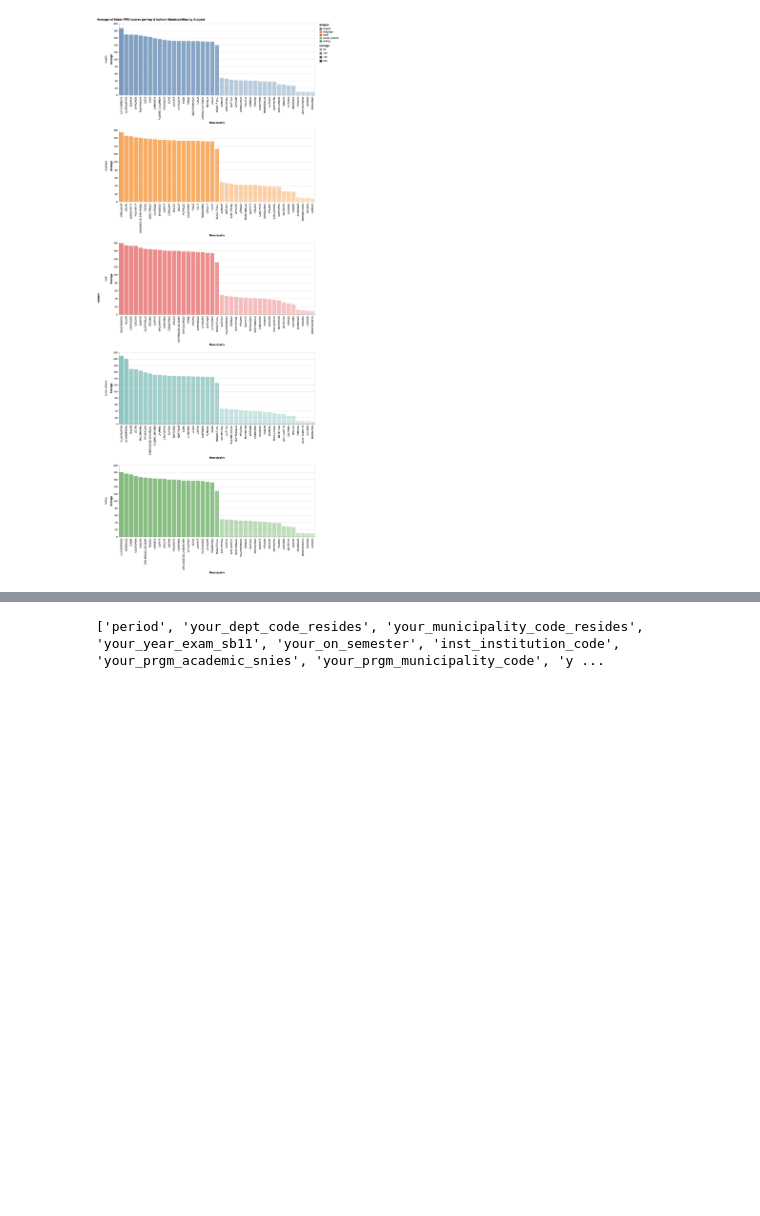
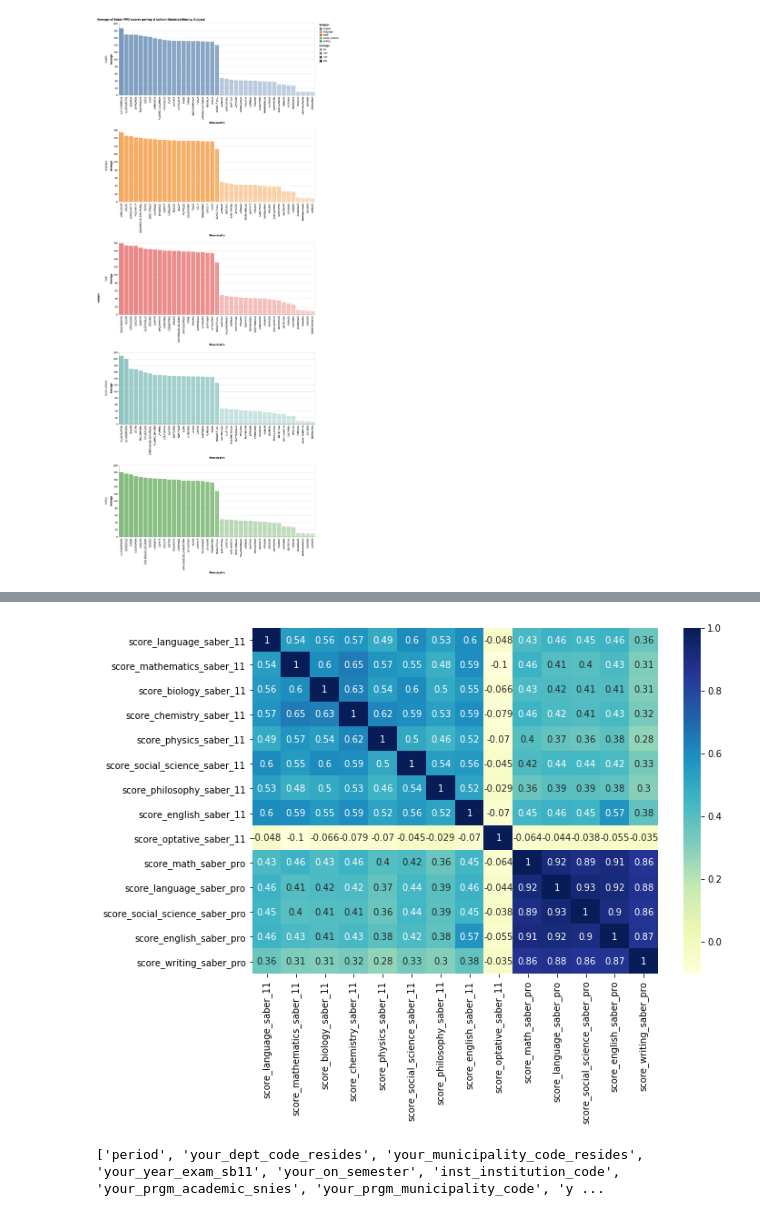
Before and after one commit to OmdenaAI/omdena-colombia-career-recommender-system, a Jupyter notebook: src/tasks/Task1-eda-preprocessing/EDA_Notebook/EDA_visualization.ipynb, the cells around one changed output, grey strips where cells are left out. Saved outputs shown, nothing was run; the diff lists cells and outputs as text; code cells hidden in the pictures; blank space fills up the shorter version.

```diff
--- a/src/tasks/Task1-eda-preprocessing/EDA_Notebook/EDA_visualization.ipynb
+++ b/src/tasks/Task1-eda-preprocessing/EDA_Notebook/EDA_visualization.ipynb
@@ -836,3 +837,11 @@ alt.Chart(source).mark_bar().encode(
 ).resolve_scale(x='independent', y='independent')
 # %% [output]
 [figure]
+# %%
+from sklearn import preprocessing
+
+x = df_eng[saber_11_scores + saber_pro_scores] #returns a numpy array
+min_max_scaler = preprocessing.MinMaxScaler()
+x_scaled = min_max_scaler.fit_transform(x.values)
+df_scores = pd.DataFrame(x_scaled, columns=x.columns)
+df_scores
@@ -839,3 +862,12 @@ alt.Chart(source).mark_bar().encode(
+# %%
+# correlation of saber 11 and saber pro scores
+marks_corr = df_scores.corr()
+# sns.heatmap(marks_corr)
+# plt.show()
+plt.figure(figsize=(10,7))
+sns.heatmap(marks_corr, annot=True, cmap="YlGnBu");
+# %% [output]
+[figure, added]
 # %%
 print(num_col)
 # %% [output]
```
Also changed, not shown: parts of 3 cells of this notebook, 2 other files.
